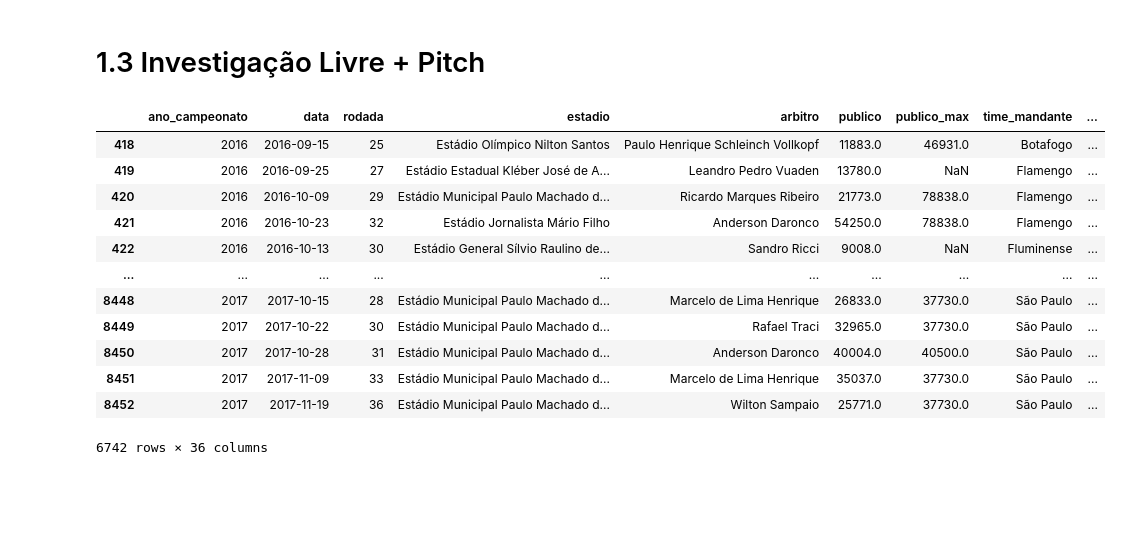
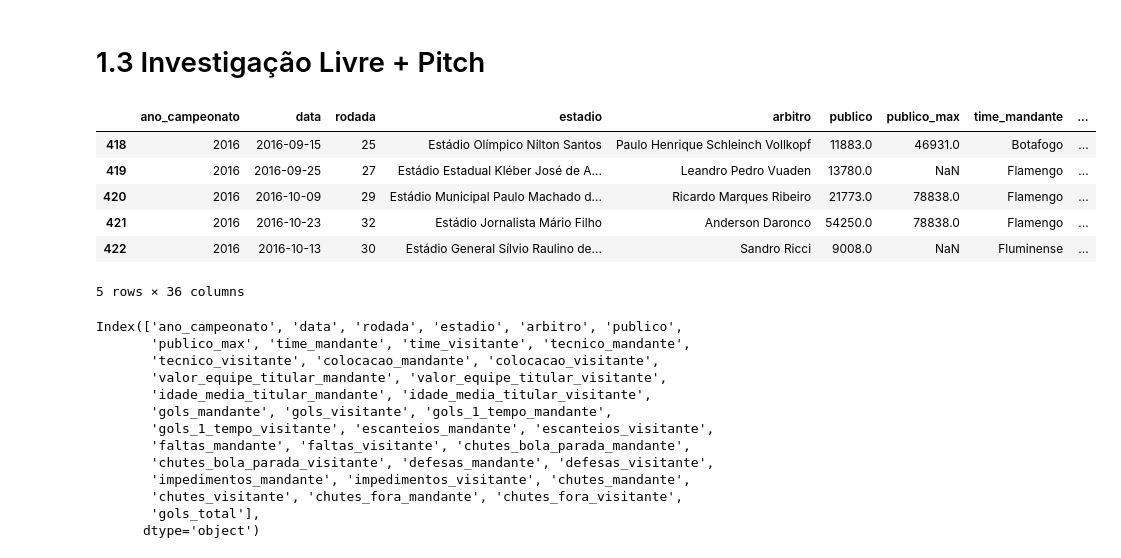
Before and after one commit to zicziczic/OPT004-CienciaDeDados, a Jupyter notebook: Lab2. - EDA e Viz de dados de Futebol/Lab2.ipynb, the cells around one changed output. Saved outputs shown, nothing was run; the diff lists cells and outputs as text; code cells hidden in the pictures; blank space fills up the shorter version.

```diff
--- a/Lab2. - EDA e Viz de dados de Futebol/Lab2.ipynb
+++ b/Lab2. - EDA e Viz de dados de Futebol/Lab2.ipynb
@@ -278,18 +275,28 @@ Sim! O resultado é significativo e relevante, pois ao verificar que esta hipót
 # %% [markdown]
 # 1.3 Investigação Livre + Pitch
 # %%
-df
+df.head()
 # %% [output]
 |  | ano_campeonato | data | rodada | estadio | arbitro | publico | publico_max | time_mandante | ... |
 | 418 | 2016 | 2016-09-15 | 25 | Estádio Olímpico Nilton Santos | Paulo Henrique Schleinch Vollkopf | 11883.0 | 46931.0 | Botafogo | ... |
 | 419 | 2016 | 2016-09-25 | 27 | Estádio Estadual Kléber José de A... | Leandro Pedro Vuaden | 13780.0 | NaN | Flamengo | ... |
 | 420 | 2016 | 2016-10-09 | 29 | Estádio Municipal Paulo Machado d... | Ricardo Marques Ribeiro | 21773.0 | 78838.0 | Flamengo | ... |
 | 421 | 2016 | 2016-10-23 | 32 | Estádio Jornalista Mário Filho | Anderson Daronco | 54250.0 | 78838.0 | Flamengo | ... |
 | 422 | 2016 | 2016-10-13 | 30 | Estádio General Sílvio Raulino de... | Sandro Ricci | 9008.0 | NaN | Fluminense | ... |
-| ... | ... | ... | ... | ... | ... | ... | ... | ... | ... |
-| 8448 | 2017 | 2017-10-15 | 28 | Estádio Municipal Paulo Machado d... | Marcelo de Lima Henrique | 26833.0 | 37730.0 | São Paulo | ... |
-| 8449 | 2017 | 2017-10-22 | 30 | Estádio Municipal Paulo Machado d... | Rafael Traci | 32965.0 | 37730.0 | São Paulo | ... |
-| 8450 | 2017 | 2017-10-28 | 31 | Estádio Municipal Paulo Machado d... | Anderson Daronco | 40004.0 | 40500.0 | São Paulo | ... |
-| 8451 | 2017 | 2017-11-09 | 33 | Estádio Municipal Paulo Machado d... | Marcelo de Lima Henrique | 35037.0 | 37730.0 | São Paulo | ... |
-| 8452 | 2017 | 2017-11-19 | 36 | Estádio Municipal Paulo Machado d... | Wilton Sampaio | 25771.0 | 37730.0 | São Paulo | ... |
-6742 rows × 36 columns
+5 rows × 36 columns
+# %%
+df.columns
+# %% [output]
+Index(['ano_campeonato', 'data', 'rodada', 'estadio', 'arbitro', 'publico',
+       'publico_max', 'time_mandante', 'time_visitante', 'tecnico_mandante',
+       'tecnico_visitante', 'colocacao_mandante', 'colocacao_visitante',
+       'valor_equipe_titular_mandante', 'valor_equipe_titular_visitante',
+       'idade_media_titular_mandante', 'idade_media_titular_visitante',
+       'gols_mandante', 'gols_visitante', 'gols_1_tempo_mandante',
+       'gols_1_tempo_visitante', 'escanteios_mandante', 'escanteios_visitante',
+       'faltas_mandante', 'faltas_visitante', 'chutes_bola_parada_mandante',
+       'chutes_bola_parada_visitante', 'defesas_mandante', 'defesas_visitante',
+       'impedimentos_mandante', 'impedimentos_visitante', 'chutes_mandante',
+       'chutes_visitante', 'chutes_fora_mandante', 'chutes_fora_visitante',
+       'gols_total'],
+      dtype='object')
```
Also changed, not shown: parts of 13 cells of this notebook.
